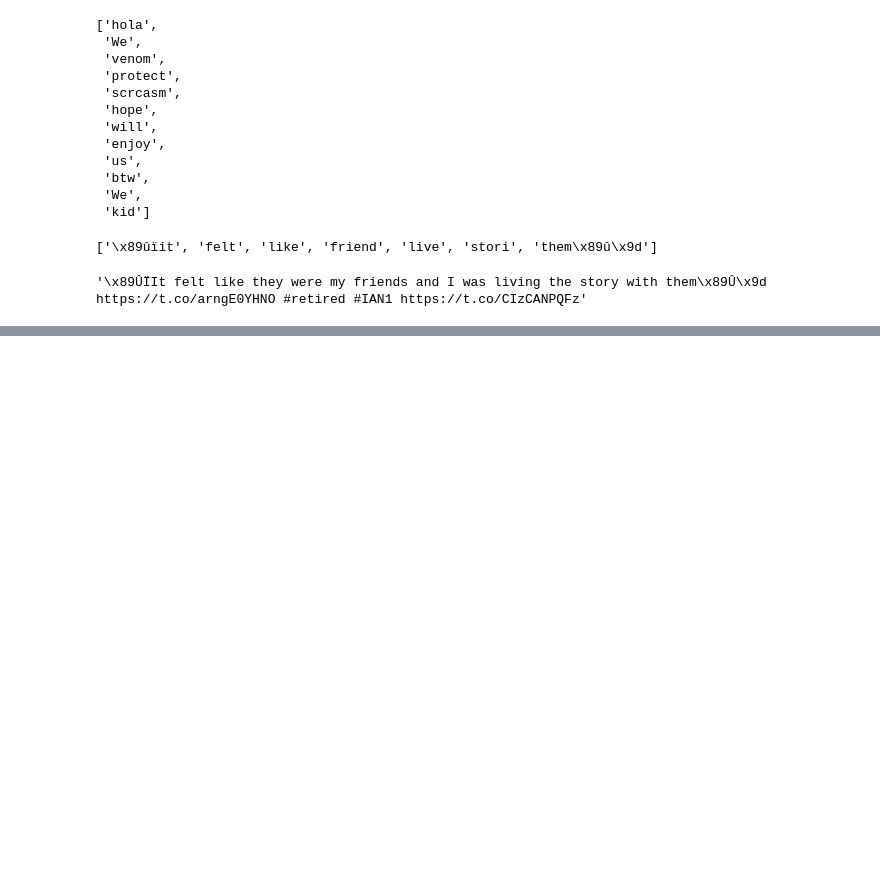
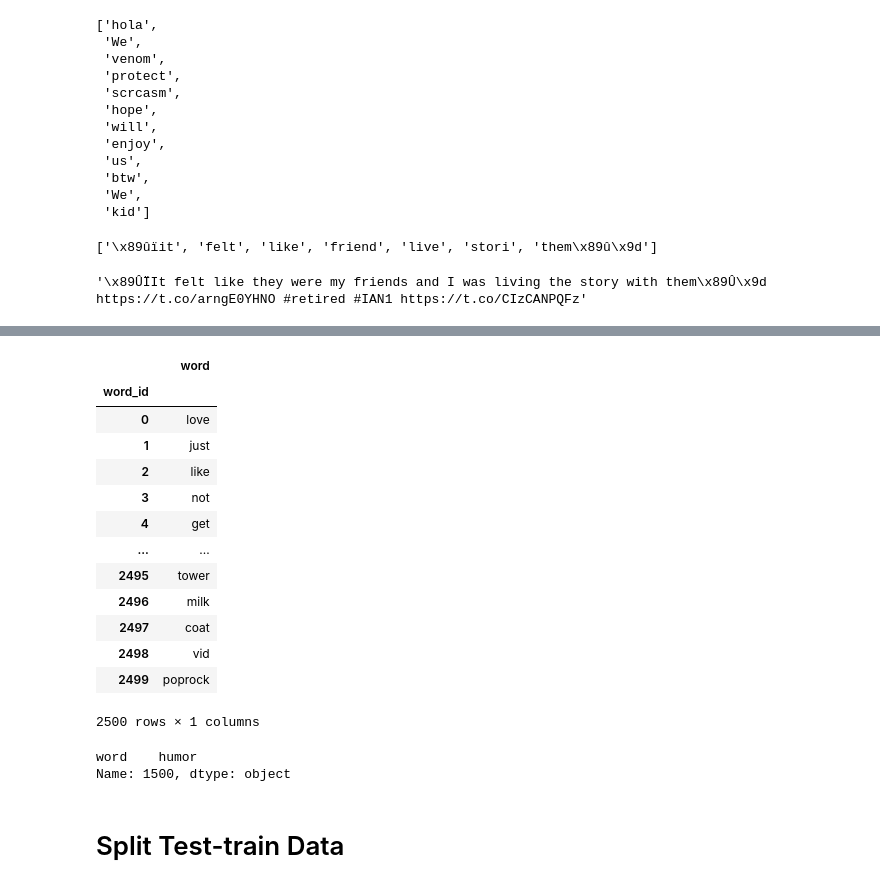
Before and after one commit to Hello49/Verzeo_Major_project, a Jupyter notebook: Assignment_one.ipynb, the cells around one changed output, grey strips where cells are left out. Drawn from its saved outputs; the diff is of its cells as text; code cells hidden in the pictures; blank space fills up the shorter version.

```diff
--- a/Assignment_one.ipynb
+++ b/Assignment_one.ipynb
@@ -450,0 +385,4 @@ female_words.count("love")
+# %%
+#Step 1 : Create a Dictonary Of All Words
+all_words= flattern(full_data)
+len(all_words)
@@ -450,0 +391,4 @@ female_words.count("love")
+# %%
+#print(len(all_words))
+unique_words = pd.Series(all_words).value_counts()
+unique_words[2500:2600]
@@ -450,0 +408,32 @@ female_words.count("love")
+# %%
+#after getting intuation from above lets reduce the vocab size to 2500
+VOCAB_SIZE=2500
+# %%
+frequent_words = unique_words[:VOCAB_SIZE]
+# %%
+index=pd.Series(range(0,VOCAB_SIZE))
+vocab_dict=pd.DataFrame({"word":frequent_words.index.values},index=index)
+vocab_dict.index.name="word_id"
+vocab_dict
+# %% [output]
+|  | word |
+| word_id |  |
+| 0 | love |
+| 1 | just |
+| 2 | like |
+| 3 | not |
+| 4 | get |
+| ... | ... |
+| 2495 | tower |
+| 2496 | milk |
+| 2497 | coat |
+| 2498 | vid |
+| 2499 | poprock |
+2500 rows × 1 columns
+# %%
+vocab_dict.iloc[1500]
+# %% [output]
+word    humor
+Name: 1500, dtype: object
+# %% [markdown]
+# Split  Test-train Data
```
Also changed, not shown: parts of 38 cells of this notebook, 1 other file.
